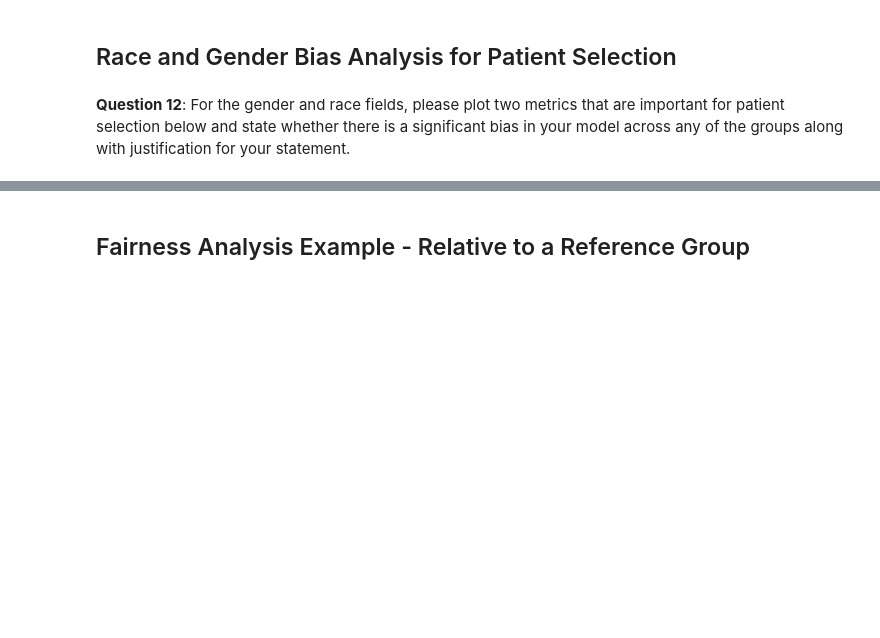
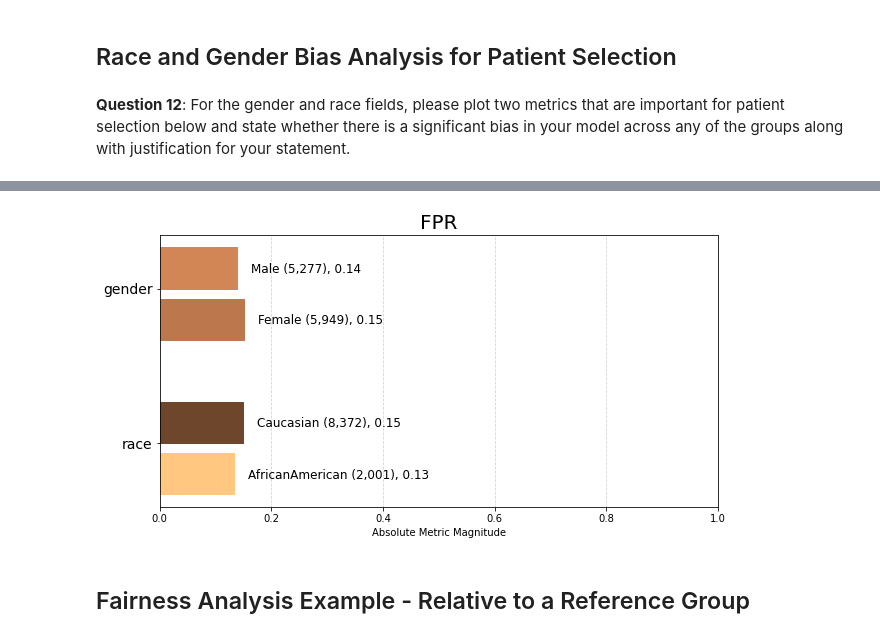
Before and after one commit to rpalsaxena/LearningJournal, a Jupyter notebook: student_project.ipynb, the cells around one changed output, grey strips where cells are left out. Cells and saved outputs as stored; diff of their text form; code cells hidden in the pictures; blank space fills up the shorter version.

```diff
--- a/student_project.ipynb
+++ b/student_project.ipynb
@@ -716,3 +824,7 @@ fdf = f.get_group_value_fairness(bdf)
+# %%
+fpr = aqp.plot_group_metric(clean_xtab, 'fpr', min_group_size=0.05)
+# %% [output]
+[figure, added]
 # %% [markdown]
 ## Fairness Analysis Example - Relative to a Reference Group
 # %% [markdown]
```
Also changed, not shown: parts of 33 cells of this notebook, 1 other file.
